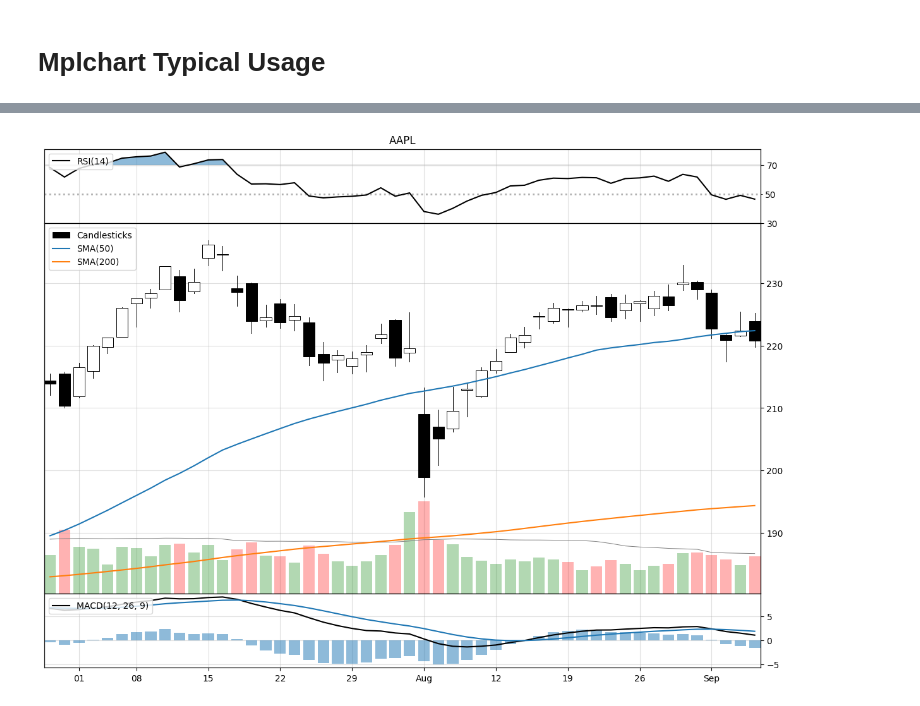
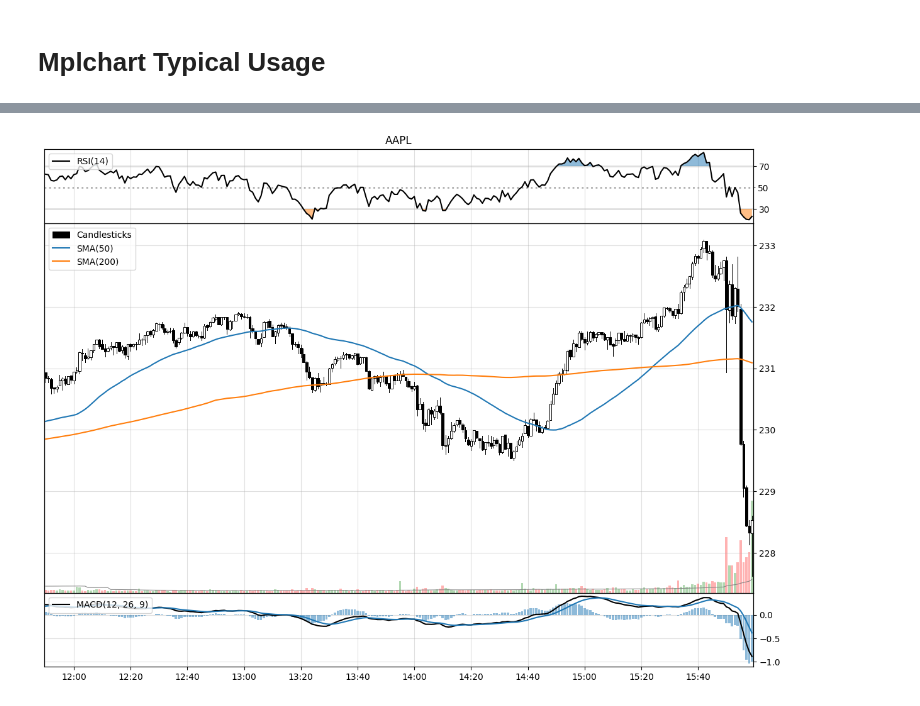
Before and after one commit to furechan/mplchart, a Jupyter notebook: examples/typical-usage.ipynb, the cells around one changed output, grey strips where cells are left out. Cells and saved outputs as stored; diff of their text form; code cells hidden in the pictures.

```diff
--- a/examples/typical-usage.ipynb
+++ b/examples/typical-usage.ipynb
@@ -27,0 +10,7 @@ prices
+# %%
+# intervals: 1m, 2m, 5m, 15m, 30m, 60m, 90m, 1h, 1d, 5d, 1wk, 1mo, 3mo
+
+ticker, interval, period = "AAPL", "1m", "5d"
+
+prices = yf.Ticker(ticker).history(interval=interval, period=period)
+prices
@@ -28,16 +32,16 @@ prices
 # %%
-max_bars = 50
+max_bars = 250
 
 indicators = [
     Candlesticks(),
     SMA(50),
     SMA(200),
     Volume(),
     RSI(),
     MACD(),
 ]
 
 chart = Chart(title=ticker, max_bars=max_bars)
 chart.plot(prices, indicators)
 # %% [output]
-[figure, old version]
+[figure, new version]
```
Also changed, not shown: parts of 3 cells of this notebook, 9 other files.
